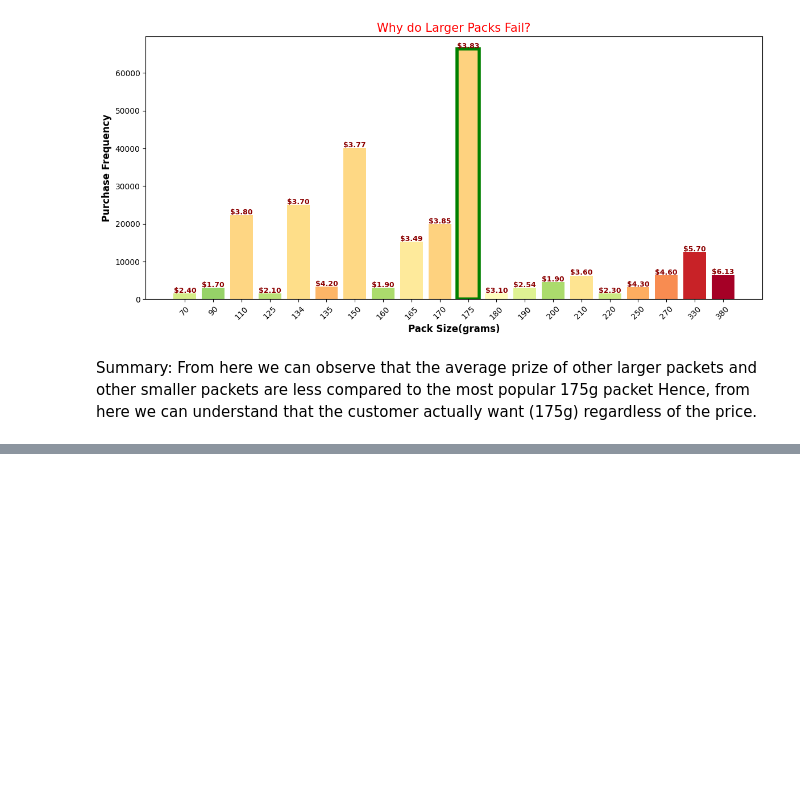
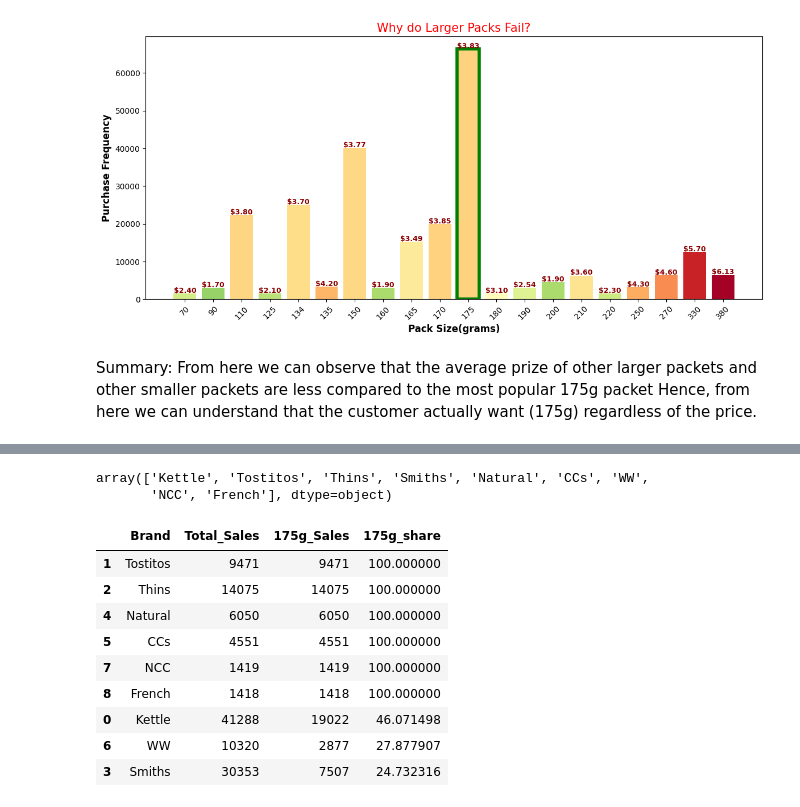
Before and after one commit to Mridul-dhungana/Quantium-Data-Analytics, a Jupyter notebook: Data Analytics.ipynb, the cells around one changed output, grey strips where cells are left out. Cells and saved outputs as stored; diff of their text form; code cells hidden in the pictures; blank space fills up the shorter version.

```diff
--- a/Data Analytics.ipynb
+++ b/Data Analytics.ipynb
@@ -1654,0 +1713,6 @@ Hence, from here we can understand that the customer actually want (175g) regard
+# %%
+brands_with_175g=merged_df[merged_df['SIZE_VALUES(GRAM)']==175]['BRAND_NAME'].unique()
+brands_with_175g
+# %% [output]
+array(['Kettle', 'Tostitos', 'Thins', 'Smiths', 'Natural', 'CCs', 'WW',
+       'NCC', 'French'], dtype=object)
@@ -1654,0 +1733,14 @@ Hence, from here we can understand that the customer actually want (175g) regard
+# %%
+df_shares=pd.DataFrame(brand_175_shares).sort_values('175g_share',ascending=False)
+df_shares
+# %% [output]
+|  | Brand | Total_Sales | 175g_Sales | 175g_share |
+| 1 | Tostitos | 9471 | 9471 | 100.000000 |
+| 2 | Thins | 14075 | 14075 | 100.000000 |
+| 4 | Natural | 6050 | 6050 | 100.000000 |
+| 5 | CCs | 4551 | 4551 | 100.000000 |
+| 7 | NCC | 1419 | 1419 | 100.000000 |
+| 8 | French | 1418 | 1418 | 100.000000 |
+| 0 | Kettle | 41288 | 19022 | 46.071498 |
+| 6 | WW | 10320 | 2877 | 27.877907 |
+| 3 | Smiths | 30353 | 7507 | 24.732316 |
```
Also changed, not shown: parts of 20 cells of this notebook.
